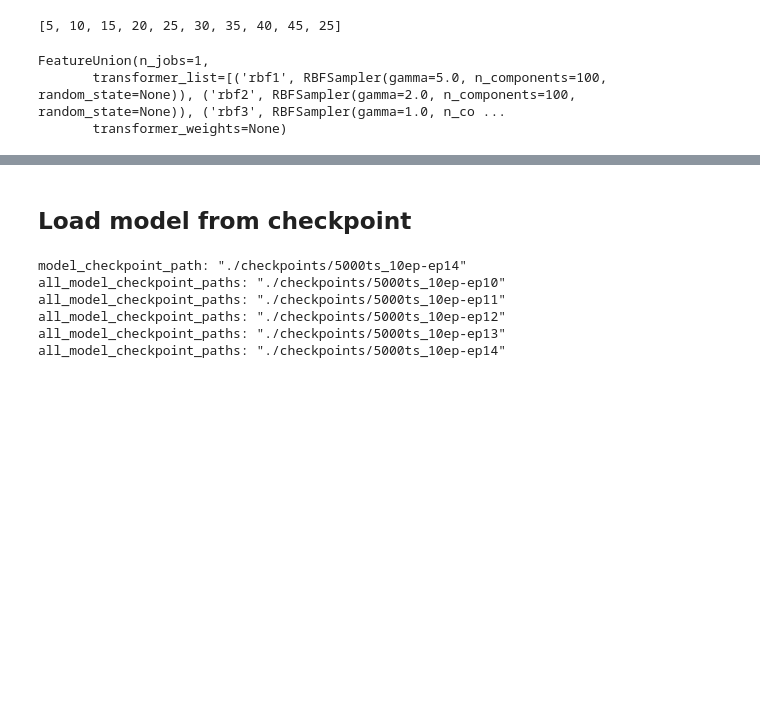
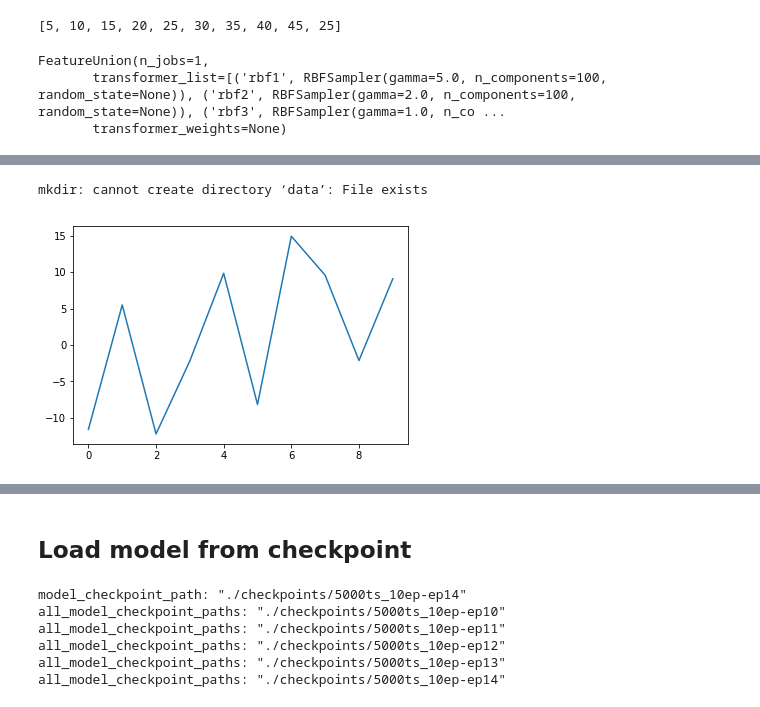
Before and after one commit to sertainly/intelligent_fund_via_RL, a Jupyter notebook: learning_fund.ipynb, the cells around one changed output, grey strips where cells are left out. Drawn from its saved outputs; the diff is of its cells as text; code cells hidden in the pictures; blank space fills up the shorter version.

```diff
--- a/learning_fund.ipynb
+++ b/learning_fund.ipynb
@@ -263,8 +263,7 @@ class ValueEstimator():
         _, loss = sess.run([self.train_op, self.loss], feed_dict)
         return loss
 # %%
-def actor_critic(env, policy_estimator, value_estimator, num_episodes,
-                 discount_factor=1.0):
+def actor_critic(env, policy_estimator, value_estimator, num_episodes, num_timesteps=5000, discount_factor=1.0):
     """
     Actor Critic Algorithm. Optimizes the policy
     function approximator using policy gradient.
@@ -292,6 +291,8 @@ def actor_critic(env, policy_estimator, value_estimator, num_episodes,
 
     funds_wealth_all_episodes = []
 
+    learning_fund_stats = np.zeros((num_episodes, num_timesteps, 5))
+
     for i_episode in range(num_episodes):
 
         # Reset everything
@@ -314,7 +315,7 @@ def actor_critic(env, policy_estimator, value_estimator, num_episodes,
         episode = []
 
         # One step in the environment
-        for t in itertools.count():
+        for t in range(num_timesteps):
 
             # get the demand (which is our action) of the learning fund
             demand = learning_fund.get_demand(env.p_t)
@@ -356,6 +357,12 @@ def actor_critic(env, policy_estimator, value_estimator, num_episodes,
             # using the td error as our advantage estimate
             policy_estimator.update(state, td_error, demand)
 
+            learning_fund_stats[i_episode][t] = np.array([env.p_t,
+                                                          demand,
+                                                          learning_fund.get_wealth(env.p_t),
+                                                          learning_fund.cash,
+                                                          learning_fund.shares])
+
             # Print out which step we're on, useful for debugging.
             print("\rt: {} @ Episode {}/{} ({})".format(
                     t, i_episode + 1, num_episodes,
@@ -375,9 +382,6 @@ def actor_critic(env, policy_estimator, value_estimator, num_episodes,
             if env.done:
                 break
 
-            if t == 5000:
-                break
-
             state = next_state
 
         # After each episode, record the wealth of all funds
@@ -385,15 +389,11 @@ def actor_critic(env, policy_estimator, value_estimator, num_episodes,
 
         # Save the variables to disk.
 
-        # we do only need one meta_graph
-        if i_episode != 0:
-            meta_graph = False
-
         checkpoint = "./checkpoints/{}-ep{}".format(experiment_name,i_episode)
-        save_path = saver.save(sess,checkpoint, write_meta_graph=meta_graph)
+        save_path = saver.save(sess,checkpoint)
         print("\nModel saved in path: {}\n".format(save_path))
 
-    return stats, funds_wealth_all_episodes
+    return stats, funds_wealth_all_episodes, learning_fund_stats
 # %%
 print("\n########## Starting Learning Process ##########\n")
 
@@ -460,0 +460,22 @@ plotting.plot_episode_stats(stats, smoothing_window=2)
+# %%
+import pickle
+# save data from experiment
+%mkdir data
+
+# Saving the objects:
+path = "./data/"
+filename = "{}{}_data".format(path, experiment_name)
+
+with open(filename, 'wb') as f:
+    pickle.dump([stats.episode_rewards, funds_wealth_all_episodes, learnin_fund_stats], f)
+
+# Getting back the objects:
+#with open(filename, 'rb') as f:
+#    stats, funds_wealth_all_episodes, learnin_fund_stats = pickle.load(f)
+# %% [output]
+mkdir: cannot create directory ‘data’: File exists
+# %%
+plt.plot(stats.episode_rewards);
+plt.savefig("./figures/{}_episoderewards.png".format(experiment_name))
+# %% [output]
+[figure, added]
```
Also changed, not shown: parts of 6 cells of this notebook, 26 other files.
